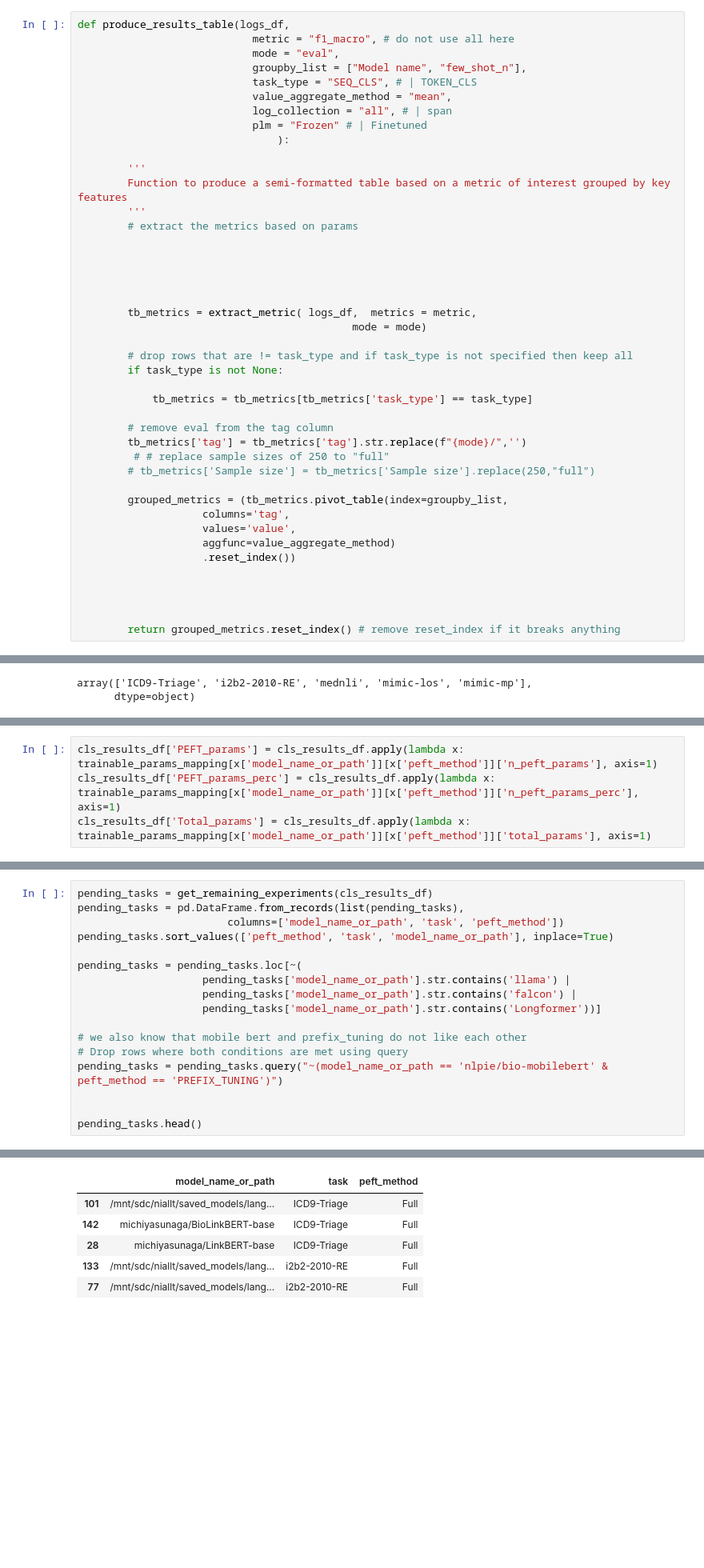
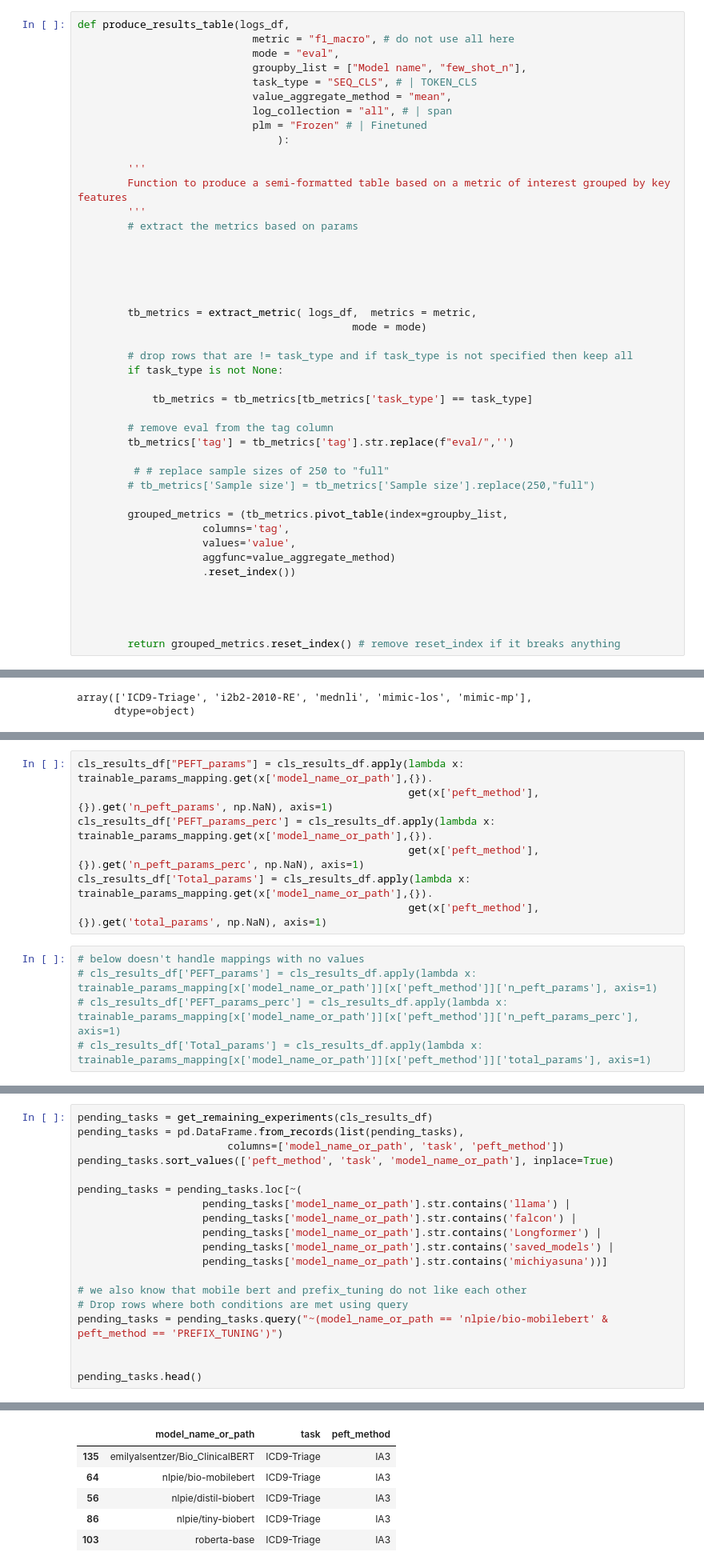
Before and after one commit to nlpie-research/efficient-ml, a Jupyter notebook: notebooks/load_tb_files.ipynb, the cells around one changed output, grey strips where cells are left out. Shown at 80% size. Saved outputs shown, nothing was run; the diff lists cells and outputs as text; blank space fills up the shorter version.

```diff
--- a/notebooks/load_tb_files.ipynb
+++ b/notebooks/load_tb_files.ipynb
@@ -400,7 +398,8 @@ def produce_results_table(logs_df,
             tb_metrics = tb_metrics[tb_metrics['task_type'] == task_type]
 
         # remove eval from the tag column
-        tb_metrics['tag'] = tb_metrics['tag'].str.replace(f"{mode}/",'')
+        tb_metrics['tag'] = tb_metrics['tag'].str.replace(f"eval/",'')
+
          # # replace sample sizes of 250 to "full"
         # tb_metrics['Sample size'] = tb_metrics['Sample size'].replace(250,"full")
 
@@ -449,7 +468,15 @@ Index(['index', 'Model name', 'model_name_or_path', 'task', 'few_shot_n',
+# %%
+cls_results_df["PEFT_params"] = cls_results_df.apply(lambda x: trainable_params_mapping.get(x['model_name_or_path'],{}).
+                                                     get(x['peft_method'], {}).get('n_peft_params', np.NaN), axis=1)
+cls_results_df['PEFT_params_perc'] = cls_results_df.apply(lambda x: trainable_params_mapping.get(x['model_name_or_path'],{}).
+                                                     get(x['peft_method'], {}).get('n_peft_params_perc', np.NaN), axis=1)
+cls_results_df['Total_params'] = cls_results_df.apply(lambda x: trainable_params_mapping.get(x['model_name_or_path'],{}).
+                                                     get(x['peft_method'], {}).get('total_params', np.NaN), axis=1)
 # %%
-cls_results_df['PEFT_params'] = cls_results_df.apply(lambda x: trainable_params_mapping[x['model_name_or_path']][x['peft_method']]['n_peft_params'], axis=1)
-cls_results_df['PEFT_params_perc'] = cls_results_df.apply(lambda x: trainable_params_mapping[x['model_name_or_path']][x['peft_method']]['n_peft_params_perc'], axis=1)
-cls_results_df['Total_params'] = cls_results_df.apply(lambda x: trainable_params_mapping[x['model_name_or_path']][x['peft_method']]['total_params'], axis=1)
+# below doesn't handle mappings with no values
+# cls_results_df['PEFT_params'] = cls_results_df.apply(lambda x: trainable_params_mapping[x['model_name_or_path']][x['peft_method']]['n_peft_params'], axis=1)
+# cls_results_df['PEFT_params_perc'] = cls_results_df.apply(lambda x: trainable_params_mapping[x['model_name_or_path']][x['peft_method']]['n_peft_params_perc'], axis=1)
+# cls_results_df['Total_params'] = cls_results_df.apply(lambda x: trainable_params_mapping[x['model_name_or_path']][x['peft_method']]['total_params'], axis=1)
 # %%
 # cls_results_df.loc[
 #     cls_results_df['few_shot_n'] > 200].sort_values(
@@ -564,7 +565,9 @@ pending_tasks.sort_values(['peft_method', 'task', 'model_name_or_path'], inplace
 pending_tasks = pending_tasks.loc[~(
                     pending_tasks['model_name_or_path'].str.contains('llama') |
                     pending_tasks['model_name_or_path'].str.contains('falcon') |
-                    pending_tasks['model_name_or_path'].str.contains('Longformer'))]
+                    pending_tasks['model_name_or_path'].str.contains('Longformer') |
+                    pending_tasks['model_name_or_path'].str.contains('saved_models') |
+                    pending_tasks['model_name_or_path'].str.contains('michiyasuna'))]
 
 # we also know that mobile bert and prefix_tuning do not like each other
 # Drop rows where both conditions are met using query
@@ -578,9 +581,9 @@ Pending tasks: 143
 |  | model_name_or_path | task | peft_method |
-| 101 | /mnt/sdc/niallt/saved_models/lang... | ICD9-Triage | Full |
-| 142 | michiyasunaga/BioLinkBERT-base | ICD9-Triage | Full |
-| 28 | michiyasunaga/LinkBERT-base | ICD9-Triage | Full |
-| 133 | /mnt/sdc/niallt/saved_models/lang... | i2b2-2010-RE | Full |
-| 77 | /mnt/sdc/niallt/saved_models/lang... | i2b2-2010-RE | Full |
+| 135 | emilyalsentzer/Bio_ClinicalBERT | ICD9-Triage | IA3 |
+| 64 | nlpie/bio-mobilebert | ICD9-Triage | IA3 |
+| 56 | nlpie/distil-biobert | ICD9-Triage | IA3 |
+| 86 | nlpie/tiny-biobert | ICD9-Triage | IA3 |
+| 103 | roberta-base | ICD9-Triage | IA3 |
 # %%
 # find mobile bert
 pending_tasks.query("model_name_or_path.str.contains('mobile')")
```
Also changed, not shown: parts of 13 cells of this notebook, 7 other files.
